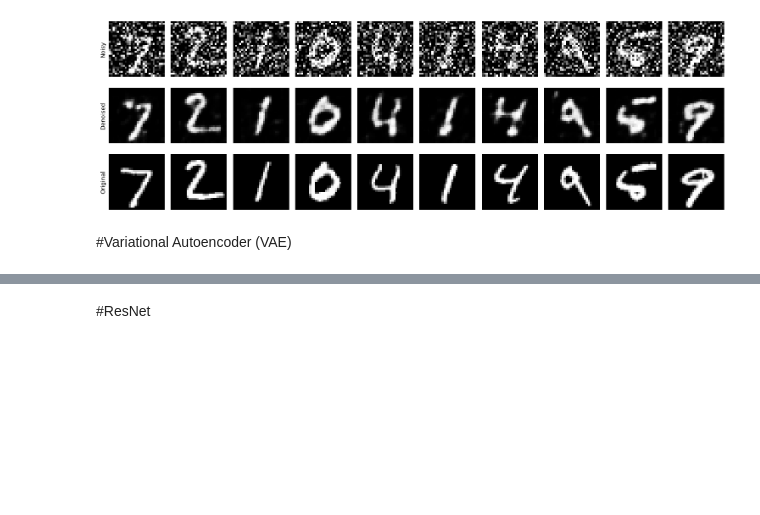
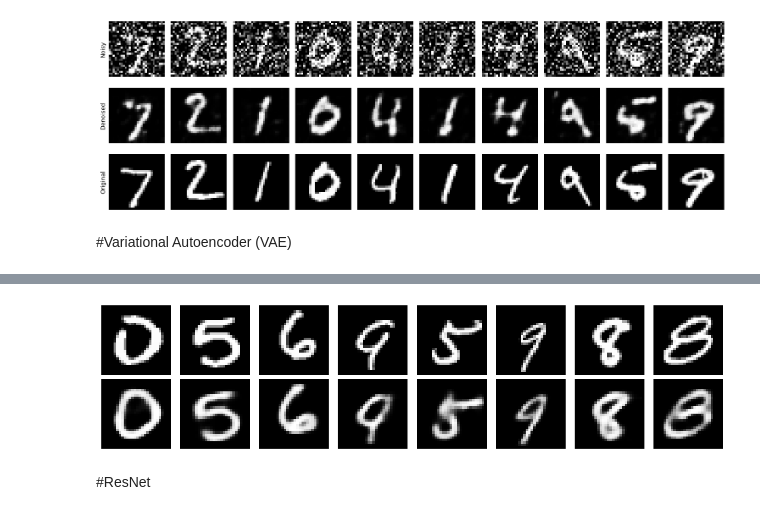
Before and after one commit to fbeilstein/neural_networks, a Jupyter notebook: lecture_3_nn_architectures.ipynb, the cells around one changed output, grey strips where cells are left out. Drawn from its saved outputs; the diff is of its cells as text; code cells hidden in the pictures; blank space fills up the shorter version.

```diff
--- a/lecture_3_nn_architectures.ipynb
+++ b/lecture_3_nn_architectures.ipynb
@@ -228,16 +231,3 @@ for epoch in range(5):  # keep small on Colab
-# %%
-correct = 0
-total = 0
-model.eval()
-with torch.no_grad():
-  for images, labels in testloader:
-    images, labels = images.to(device), labels.to(device)
-    outputs = model(images)
-    _, predicted = torch.max(outputs.data, 1)
-    total += labels.size(0)
-    correct += (predicted == labels).sum().item()
-
-print(f"Test Accuracy: {100 * correct / total:.2f}%")
 # %% [markdown]
 #Autoencoder
 # %%
@@ -509,3 +497,22 @@ Epoch 10, Loss: 106.19
+# %%
+model.eval()
+with torch.no_grad():
+  x, _ = next(iter(train_loader))
+  x = x.to(device)
+  recon_x, m, v = model(x)
+
+  fig, axs = plt.subplots(2, 8, figsize=(12, 3))
+  for i in range(8):
+    axs[0, i].imshow(x[i].cpu().squeeze(), cmap="gray")
+    axs[1, i].imshow(recon_x[i].cpu().squeeze(), cmap="gray")
+    axs[0, i].axis("off")
+    axs[1, i].axis("off")
+  axs[0, 0].set_ylabel("Input")
+  axs[1, 0].set_ylabel("Recon")
+  plt.tight_layout()
+  plt.show()
+# %% [output]
+[figure, added]
 # %% [markdown]
 #ResNet
 # %%
```
Also changed, not shown: parts of 12 cells of this notebook.
